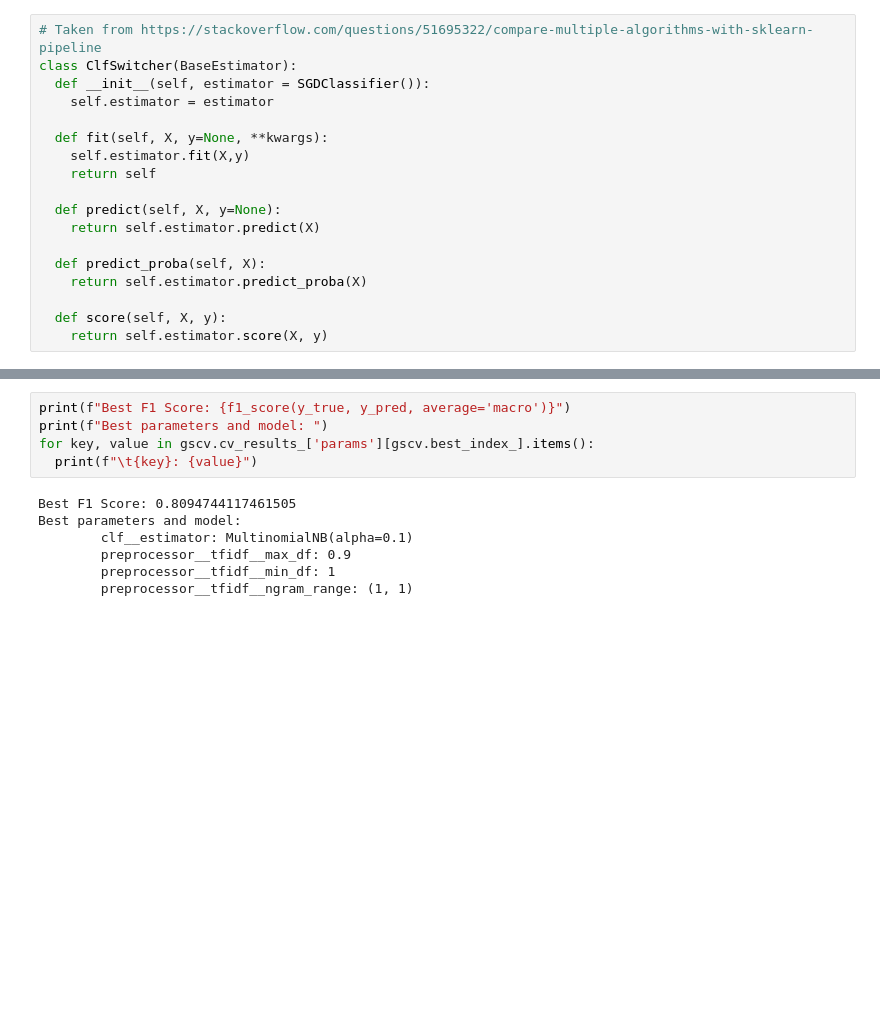
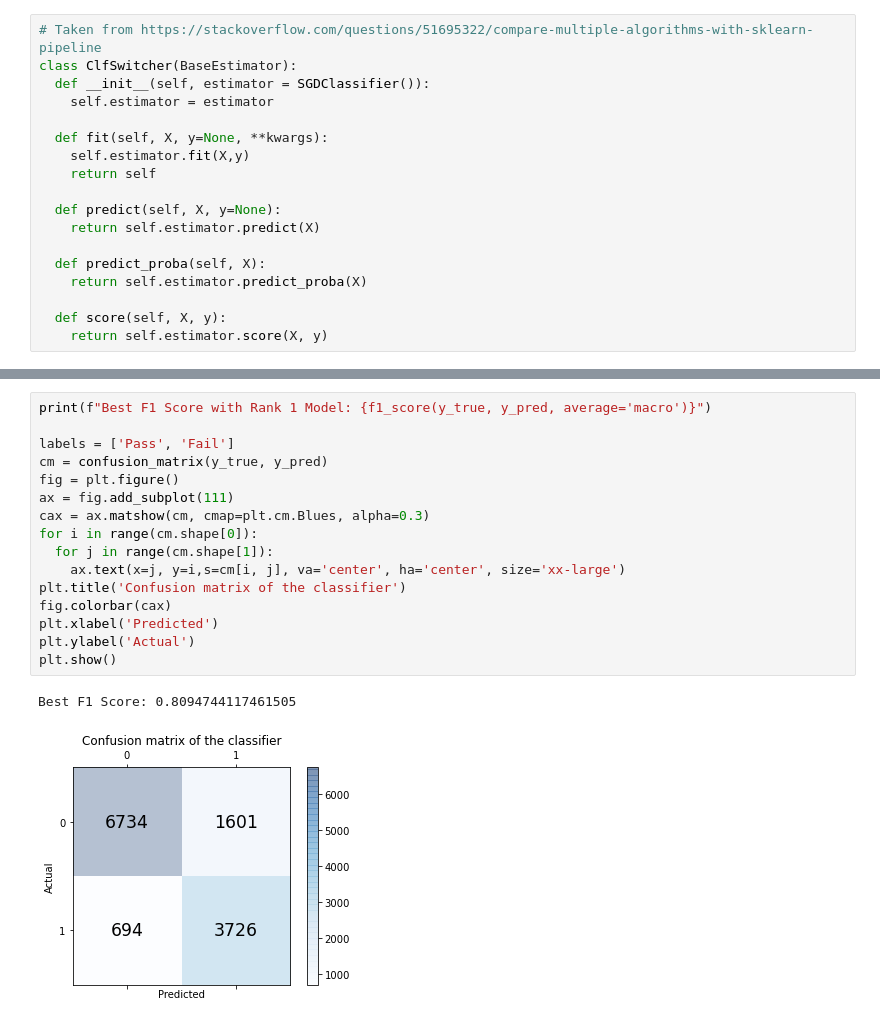
Before and after one commit to skuretski/DM_Capstone, a Jupyter notebook: Project/Task_6/main.ipynb, the cells around one changed output, grey strips where cells are left out. Cells and saved outputs as stored; diff of their text form; blank space fills up the shorter version.

Commit message:
Add confusion matrix

```diff
--- a/Project/Task_6/main.ipynb
+++ b/Project/Task_6/main.ipynb
@@ -152,15 +152,22 @@ display(results_df.head(50))
 | 41 | 48 | 0.769327 | 0.583613 | SGDClassifier() | modified_huber | 0.5 | 20 | ... |
 | 16 | 49 | 0.227223 | 0.581889 | SGDClassifier() | hinge | 0.9 | 20 | ... |
 | 49 | 50 | 0.828282 | 0.579820 | SGDClassifier() | modified_huber | 0.9 | 1 | ... |
-# %%
-print(f"Best F1 Score: {f1_score(y_true, y_pred, average='macro')}")
-print(f"Best parameters and model: ")
-for key, value in gscv.cv_results_['params'][gscv.best_index_].items():
-  print(f"\t{key}: {value}")
-# %% [output]
-Best F1 Score: 0.8094744117461505
-Best parameters and model:
-        clf__estimator: MultinomialNB(alpha=0.1)
-        preprocessor__tfidf__max_df: 0.9
-        preprocessor__tfidf__min_df: 1
-        preprocessor__tfidf__ngram_range: (1, 1)
+# %%
+print(f"Best F1 Score with Rank 1 Model: {f1_score(y_true, y_pred, average='macro')}")
+
+labels = ['Pass', 'Fail']
+cm = confusion_matrix(y_true, y_pred)
+fig = plt.figure()
+ax = fig.add_subplot(111)
+cax = ax.matshow(cm, cmap=plt.cm.Blues, alpha=0.3)
+for i in range(cm.shape[0]):
+  for j in range(cm.shape[1]):
+    ax.text(x=j, y=i,s=cm[i, j], va='center', ha='center', size='xx-large')
+plt.title('Confusion matrix of the classifier')
+fig.colorbar(cax)
+plt.xlabel('Predicted')
+plt.ylabel('Actual')
+plt.show()
+# %% [output]
+Best F1 Score: 0.8094744117461505
+[figure, added]
```
Also changed, not shown: parts of 2 cells of this notebook.
